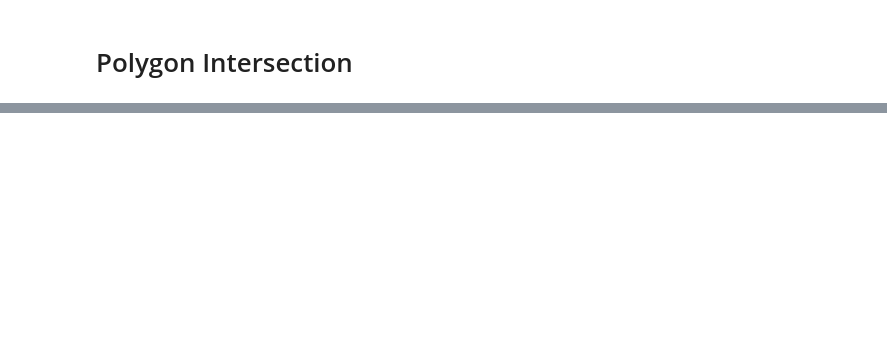
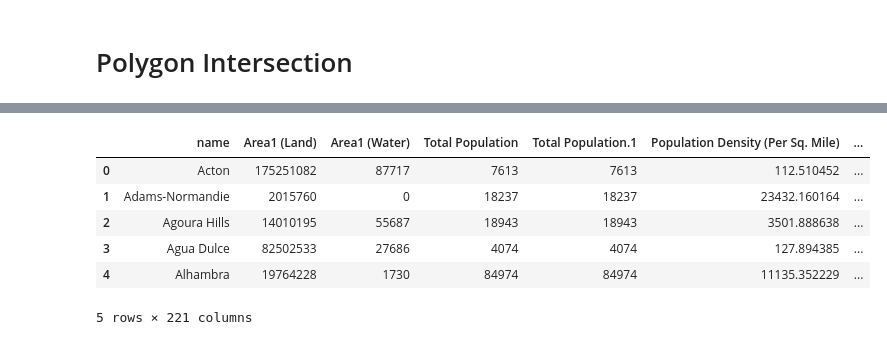
Before and after one commit to kaushiktandon/COVID-19-LA-Neighborhood-Case-Prediction, a Jupyter notebook: code/social_explorer_data_processing.ipynb, the cells around one changed output, grey strips where cells are left out. Drawn from its saved outputs; the diff is of its cells as text; code cells hidden in the pictures; blank space fills up the shorter version.

Commit message:
finished polygon intersection + aggregation

```diff
--- a/code/shapefile_WIP.ipynb
+++ b/code/social_explorer_data_processing.ipynb
@@ -154,2 +168,29 @@ The "Possible Neighborhood" column is from this new datasource (https://usc.data
 # %% [markdown]
 # Polygon Intersection
+# %%
+from shapely.geometry import Point, Polygon
+neighborhood_shapes = neighborhood_shapes[['name','geometry']]
+
+neighborhood_census_data = pd.DataFrame(neighborhood_shapes['name'])
+for feature in census_data.columns[14:]:
+  if ("%" in feature): continue
+  neighborhood_census_data[feature] = 0
+polys = neighborhood_shapes['geometry']
+
+for idx, row in tqdm(census_data.iterrows(), total=census_data.shape[0]):
+  mask = polys.contains(Point(row['Longitude'], row['Latitude']))
+  # This Census Tract from the Census Data belongs to this particular neighborhood
+  neighborhood_row = neighborhood_shapes[mask]
+  if (len(neighborhood_row) == 0):
+    # These do not fall inside any polygon, but still have data. Since there are only a few, this will be done manually.
+    if (row['Name of Area'] == 'Census Tract 1247'):
+      neighborhood_row = neighborhood_shapes[neighborhood_shapes['name'] == 'Sherman Oaks']
+    elif (row['Name of Area'] == 'Census Tract 9800.33'):
+      neighborhood_row = neighborhood_shapes[neighborhood_shapes['name'] == 'San Pedro']
+    else:
+      continue
+  neighborhood = neighborhood_row.iloc[0]
+  for feature in row[14:-3].items():
+    if ("%" in feature[0]): continue
+    previous_value = neighborhood_census_data.loc[neighborhood_row.index, feature[0]].iloc[0]
+    neighborhood_census_data.at[neighborhood_row.index, feature[0]] = previous_value + feature[1]
@@ -155,0 +210,16 @@ The "Possible Neighborhood" column is from this new datasource (https://usc.data
+# %%
+neighborhood_census_data['Population Density (Per Sq. Mile)'] = neighborhood_census_data['Total Population'] / neighborhood_census_data['Area (Land)']
+neighborhood_census_data['Average Household Size'] = (neighborhood_census_data['Households: 1-Person Household'] + 2 * neighborhood_census_data['Households: 2-Person Household'] + 3 * neighborhood_census_data['Households: 3-Person Household'] + 4 * neighborhood_census_data['Households: 4-Person Household'] + 5 * neighborhood_census_data['Households: 5-Person Household'] + 6 * neighborhood_census_data['Households: 6-Person Household'] + 7 * neighborhood_census_data['Households: 7-or-More Person Household']) / neighborhood_census_data['Households']
+# Cannot be recomputed easily
+neighborhood_census_data['Median Household Income (In 2018 Inflation Adjusted Dollars)'] = 0
+# TODO: Calculate percentages for relevant features
+# %%
+neighborhood_census_data.head()
+# %% [output]
+|  | name | Area1 (Land) | Area1 (Water) | Total Population | Total Population.1 | Population Density (Per Sq. Mile) | ... |
+| 0 | Acton | 175251082 | 87717 | 7613 | 7613 | 112.510452 | ... |
+| 1 | Adams-Normandie | 2015760 | 0 | 18237 | 18237 | 23432.160164 | ... |
+| 2 | Agoura Hills | 14010195 | 55687 | 18943 | 18943 | 3501.888638 | ... |
+| 3 | Agua Dulce | 82502533 | 27686 | 4074 | 4074 | 127.894385 | ... |
+| 4 | Alhambra | 19764228 | 1730 | 84974 | 84974 | 11135.352229 | ... |
+5 rows × 221 columns
```
Also changed, not shown: parts of 5 cells of this notebook.
